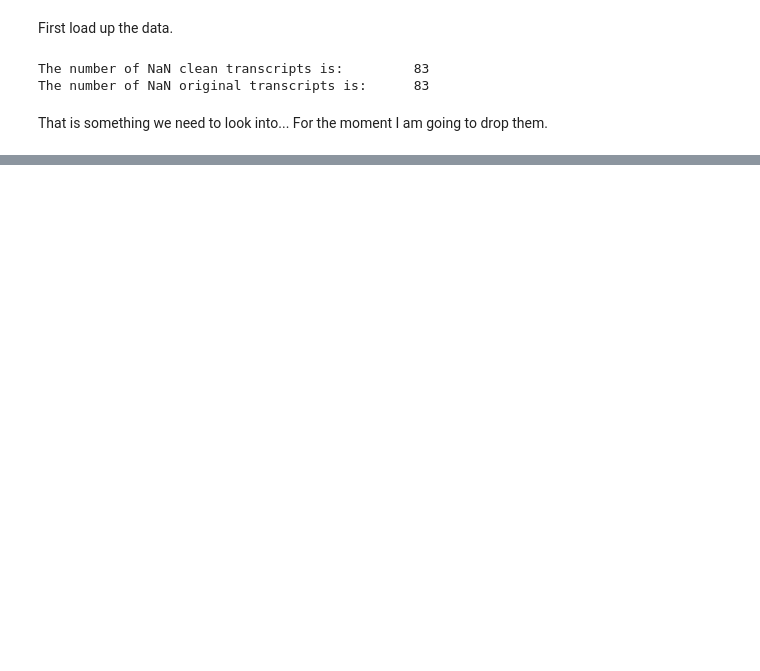
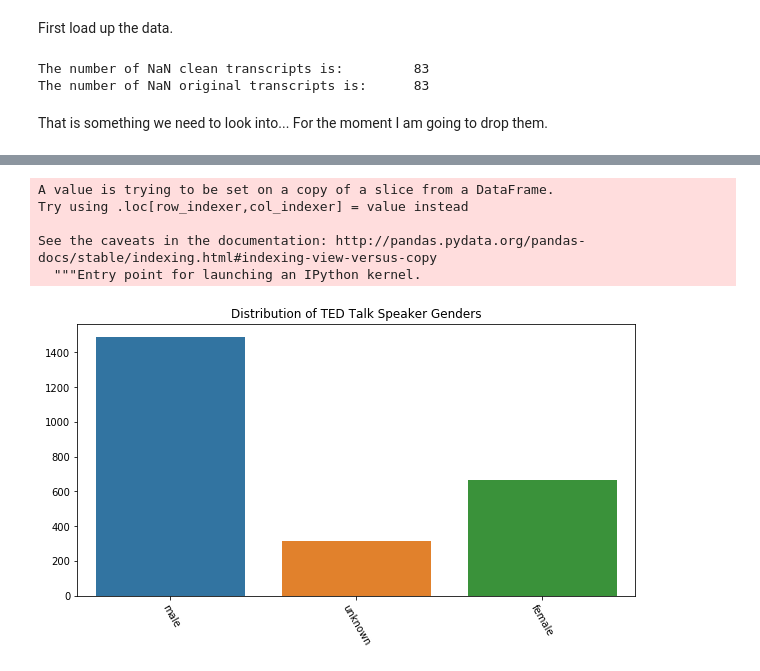
Before and after one commit to GreenMouth/Data-Science-Lab-Final-Project, a Jupyter notebook: src/Data-Exploration.ipynb, the cells around one changed output, grey strips where cells are left out. Saved outputs shown, nothing was run; the diff lists cells and outputs as text; code cells hidden in the pictures; blank space fills up the shorter version.

```diff
--- a/src/Data-Exploration.ipynb
+++ b/src/Data-Exploration.ipynb
@@ -81,0 +123,25 @@ plt.show()
+# %%
+for i,gender in enumerate(genders):
+    if gender == 'mostly_male':
+        genders[i] = 'male'
+    if gender == 'mostly_female':
+        genders[i] = 'female'
+    if gender == 'andy':
+        genders[i] = 'unknown' # No need to have 2 unknown categories if we're going to have to manually label anyways
+# %%
+data_trimmed['gender'] = genders
+# Replot a histogram of genders
+genderCounts = Counter(genders)
+_ = plt.figure(figsize=(10,5))
+_ = sns.barplot(list(genderCounts.keys()), list(genderCounts.values()))
+title = 'Distribution of TED Talk Speaker Genders'
+_ = plt.title(title)
+_ = plt.xticks(rotation=300)
+plt.show()
+# %% [output]
+A value is trying to be set on a copy of a slice from a DataFrame.
+Try using .loc[row_indexer,col_indexer] = value instead
+
+See the caveats in the documentation: http://pandas.pydata.org/pandas-docs/stable/indexing.html#indexing-view-versus-copy
+  """Entry point for launching an IPython kernel.
+[figure, added]
```
Also changed, not shown: parts of 13 cells of this notebook.
